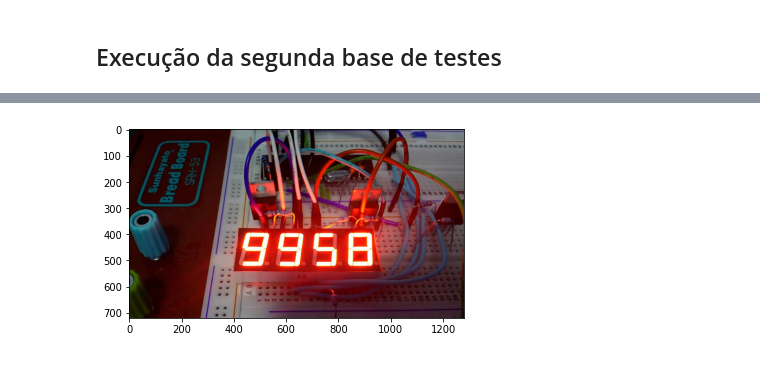
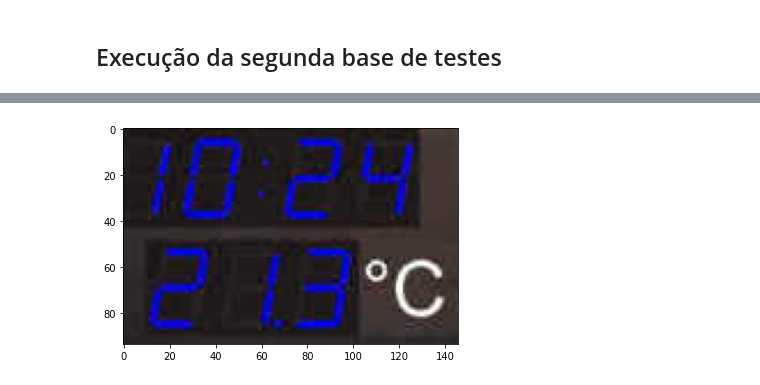
Before and after one commit to GodKelvin/PDI_Deteccao_Digitos_Imgs, a Jupyter notebook: cod_final.ipynb, the cells around one changed output, grey strips where cells are left out. Drawn from its saved outputs; the diff is of its cells as text; code cells hidden in the pictures.

```diff
--- a/cod_final.ipynb
+++ b/cod_final.ipynb
@@ -440,6 +433,28 @@ def cut_image(img):
 # %% [markdown]
 ## Execução da segunda base de testes
 # %%
+#INDETERMINADO
+def exec_base_2_image_4():
+    imagem_teste = "./Base2/ex4.png"
+
+    #Lendo a imagem
+    img = cv2.imread(imagem_teste)
+    show_image(img)
+
+    #Limpando a imagem
+    clean_image = limpa_imagem_oper_morfol(img, (5,5),inv_cor=False, dilat=False)
+    show_image(clean_image)
+
+    #Encontrando os possiveis digitos
+    img_possiveis_digitos, possiveis_digitos = encontra_digitos_image(clean_image, 30, 30)
+    show_image(img_possiveis_digitos)
+
+    #Identificando os possiveis digitos
+    res_img, res_digits = classifica_digitos(img, clean_image, possiveis_digitos, 0.5)
+    show_image(res_img)
+    print(res_digits)
+#---------------------
+
 #OK!
 def exec_base_2_image_5():
     imagem_teste = "./Base2/ex5.png"
@@ -492,16 +507,16 @@ def exec_base_2_image_6():
     print(res_digits)
 #---------------------
 
-###INCOMPLETO!!!
-def exec_base_2_image_9():
-    imagem_teste = "./Base2/ex9.jpg"
+#BROKEN
+def exec_base_2_image_7():
+    imagem_teste = "./Base2/ex7.jpg"
 
     #Lendo a imagem
     img = cv2.imread(imagem_teste)
     show_image(img)
 
     #Limpando a imagem
-    clean_image = limpa_imagem_oper_morfol(img, (5,5),inv_cor=True, eros=True, opn=False, dilat=True, close=True)
+    clean_image = limpa_imagem_oper_morfol(img, (1,5),inv_cor=True)
     show_image(clean_image)
 
     #Encontrando os possiveis digitos
@@ -514,7 +529,7 @@ def exec_base_2_image_9():
     print(res_digits)
 #---------------------
 
-###INCOMPLETO!!!
+#BROKEN
 def exec_base_2_image_8():
     imagem_teste = "./Base2/ex8.jpg"
 
@@ -536,17 +551,19 @@ def exec_base_2_image_8():
     print(res_digits)
 #---------------------
 
-###INCOMPLETO!!!
-def exec_base_2_image_7():
-    imagem_teste = "./Base2/ex7.jpg"
+###INCOMPLETO
+def exec_base_2_image_9():
+    imagem_teste = "./Base2/ex9.jpg"
 
     #Lendo a imagem
     img = cv2.imread(imagem_teste)
     show_image(img)
 
     #Limpando a imagem
-    clean_image = limpa_imagem_oper_morfol(img, (5,5),inv_cor=True)
+    clean_image = limpa_imagem_oper_morfol(img, (5,5),inv_cor=True, eros=True, opn=False, dilat=True, close=True)
     show_image(clean_image)
+    #clean_image = limpa_imagem_oper_morfol(clean_image, (5,5),inv_cor=False, opn=True)
+    #show_image(clean_image)
 
     #Encontrando os possiveis digitos
     img_possiveis_digitos, possiveis_digitos = encontra_digitos_image(clean_image, 30, 30, max_width=80)
@@ -558,6 +575,37 @@ def exec_base_2_image_7():
     print(res_digits)
 #---------------------
 
+
+#BROKEN
+def exec_base_2_image_10():
+    imagem_teste = "./Base2/ex10.jpeg"
+
+    #Lendo a imagem
+    img = cv2.imread(imagem_teste)
+    show_image(img)
+
+    #Cortando a imagem
+    '''
+    img_bordas, imagem_cortada = cut_image(img)
+    show_image(img_bordas)
+    show_image(imagem_cortada)
+    '''
+    #Limpando a imagem
+    clean_image = limpa_imagem_oper_morfol(img, (2,4),inv_cor=True, opn=False, close=False, eros=True, dilat=True)
+    show_image(clean_image)
+
+    #Encontrando os possiveis digitos
+    img_possiveis_digitos, possiveis_digitos = encontra_digitos_image(clean_image, 30, 30, max_width=50)
+    show_image(img_possiveis_digitos)
+
+    #Identificando os possiveis digitos
+    res_img, res_digits = classifica_digitos(img, clean_image, possiveis_digitos, 0.4)
+    show_image(res_img)
+    print(res_digits)
+#---------------------
+
+
+#INDETERMINADO
 def exec_base_2_image_11():
     imagem_teste = "./Base2/ex11.jpg"
 
@@ -565,8 +613,10 @@ def exec_base_2_image_11():
     img = cv2.imread(imagem_teste)
     show_image(img)
 
+
+
     #Limpando a imagem
-    clean_image = limpa_imagem_oper_morfol(img, (1,5),inv_cor=False, eros=False, dilat=False)
+    clean_image = limpa_imagem_oper_morfol(img, (1,5),inv_cor=True, eros=False, dilat=False)
     show_image(clean_image)
 
     #Encontrando os possiveis digitos
@@ -605,18 +655,18 @@ def exec_base_2_image_12():
 
 '''
 lista_imgs = ["./Base2/ex4.png", "./Base2/ex5.png", "./Base2/ex6.png", "./Base2/ex7.jpg", "./Base2/ex8.jpg",
-               "./Base2/ex9.jpg", "./Base2/ex10.jpg", "./Base2/ex11.jpg", "./Base2/ex12.jpg"]
+               "./Base2/ex9.jpg", "./Base2/ex10.jpeg", "./Base2/ex11.jpg", "./Base2/ex12.jpg"]
 '''
 def exec_base2():
-    #exec_base_2_image_4()
-    #exec_base_2_image_5() #OK!
-    #exec_base_2_image_6() #OK!
-    #exec_base_2_image_7()
-    #exec_base_2_image_8()
-    #exec_base_2_image_9()
-    #exec_base_2_image_10()
-    exec_base_2_image_11()
-    #exec_base_2_image_12() #OK!
+    exec_base_2_image_4() #INDETERMINADO
+    exec_base_2_image_5() #OK!
+    exec_base_2_image_6() #OK!
+    #exec_base_2_image_7() #BROKEN
+    #exec_base_2_image_8() #BROKEN
+    exec_base_2_image_9() #INCOMPLETO
+    #exec_base_2_image_10() #BROKEN
+    exec_base_2_image_11() #INDETERMINADO
+    exec_base_2_image_12() #OK!
 
 exec_base2()
 # %% [output]
@@ -624 +679 @@ exec_base2()
-[figure, old version]
+[figure, new version]
```
Also changed, not shown: parts of 6 cells of this notebook.
